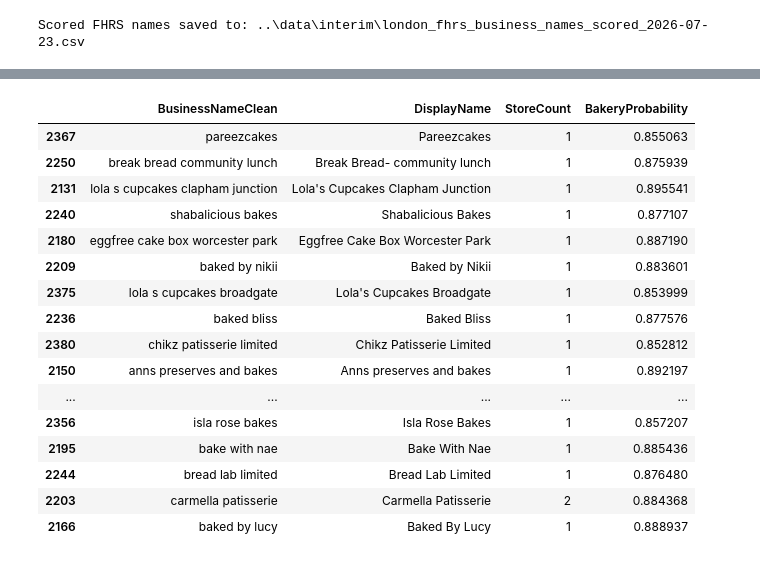
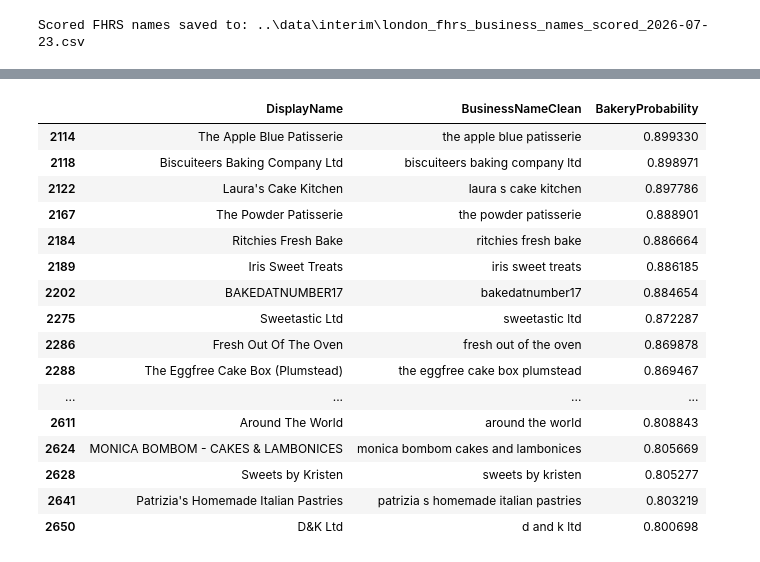
Before and after one commit to rhhythhm/london-bakery-provision, a Jupyter notebook: notebooks/fhrs_classifier_application_05.ipynb, the cells around one changed output, grey strips where cells are left out. Drawn from its saved outputs; the diff is of its cells as text; code cells hidden in the pictures.

Commit message:
WIP bakery classification model experiments

```diff
--- a/notebooks/fhrs_classifier_application_05.ipynb
+++ b/notebooks/fhrs_classifier_application_05.ipynb
@@ -113,23 +117,24 @@ Scored FHRS names saved to: ..\data\interim\london_fhrs_business_names_scored_20
 # %%
-fhrs_unique_names[
-    fhrs_unique_names["BakeryProbability"].between(0.85, 0.90, inclusive="left")
-    ].sample(n=30)
+upper_band_sample = fhrs_unique_names[fhrs_unique_names["BakeryProbability"].between(0.80, 0.90, inclusive="left")
+    ].sample(n=30, random_state= 42).sort_values("BakeryProbability", ascending= False)
+
+upper_band_sample[["DisplayName", "BusinessNameClean", "BakeryProbability",]]
 # %% [output]
-|  | BusinessNameClean | DisplayName | StoreCount | BakeryProbability |
-| 2367 | pareezcakes | Pareezcakes | 1 | 0.855063 |
-| 2250 | break bread community lunch | Break Bread- community lunch | 1 | 0.875939 |
-| 2131 | lola s cupcakes clapham junction | Lola's Cupcakes Clapham Junction | 1 | 0.895541 |
-| 2240 | shabalicious bakes | Shabalicious Bakes | 1 | 0.877107 |
-| 2180 | eggfree cake box worcester park | Eggfree Cake Box Worcester Park | 1 | 0.887190 |
-| 2209 | baked by nikii | Baked by Nikii | 1 | 0.883601 |
-| 2375 | lola s cupcakes broadgate | Lola's Cupcakes Broadgate | 1 | 0.853999 |
-| 2236 | baked bliss | Baked Bliss | 1 | 0.877576 |
-| 2380 | chikz patisserie limited | Chikz Patisserie Limited | 1 | 0.852812 |
-| 2150 | anns preserves and bakes | Anns preserves and bakes | 1 | 0.892197 |
-| ... | ... | ... | ... | ... |
-| 2356 | isla rose bakes | Isla Rose Bakes | 1 | 0.857207 |
-| 2195 | bake with nae | Bake With Nae | 1 | 0.885436 |
-| 2244 | bread lab limited | Bread Lab Limited | 1 | 0.876480 |
-| 2203 | carmella patisserie | Carmella Patisserie | 2 | 0.884368 |
-| 2166 | baked by lucy | Baked By Lucy | 1 | 0.888937 |
+|  | DisplayName | BusinessNameClean | BakeryProbability |
+| 2114 | The Apple Blue Patisserie | the apple blue patisserie | 0.899330 |
+| 2118 | Biscuiteers Baking Company Ltd | biscuiteers baking company ltd | 0.898971 |
+| 2122 | Laura's Cake Kitchen | laura s cake kitchen | 0.897786 |
+| 2167 | The Powder Patisserie | the powder patisserie | 0.888901 |
+| 2184 | Ritchies Fresh Bake | ritchies fresh bake | 0.886664 |
+| 2189 | Iris Sweet Treats | iris sweet treats | 0.886185 |
+| 2202 | BAKEDATNUMBER17 | bakedatnumber17 | 0.884654 |
+| 2275 | Sweetastic Ltd | sweetastic ltd | 0.872287 |
+| 2286 | Fresh Out Of The Oven | fresh out of the oven | 0.869878 |
+| 2288 | The Eggfree Cake Box (Plumstead) | the eggfree cake box plumstead | 0.869467 |
+| ... | ... | ... | ... |
+| 2611 | Around The World | around the world | 0.808843 |
+| 2624 | MONICA BOMBOM - CAKES & LAMBONICES | monica bombom cakes and lambonices | 0.805669 |
+| 2628 | Sweets by Kristen | sweets by kristen | 0.805277 |
+| 2641 | Patrizia's Homemade Italian Pastries | patrizia s homemade italian pastries | 0.803219 |
+| 2650 | D&K Ltd | d and k ltd | 0.800698 |
 # %%
```
Also changed, not shown: parts of 9 cells of this notebook, 6 other files.
